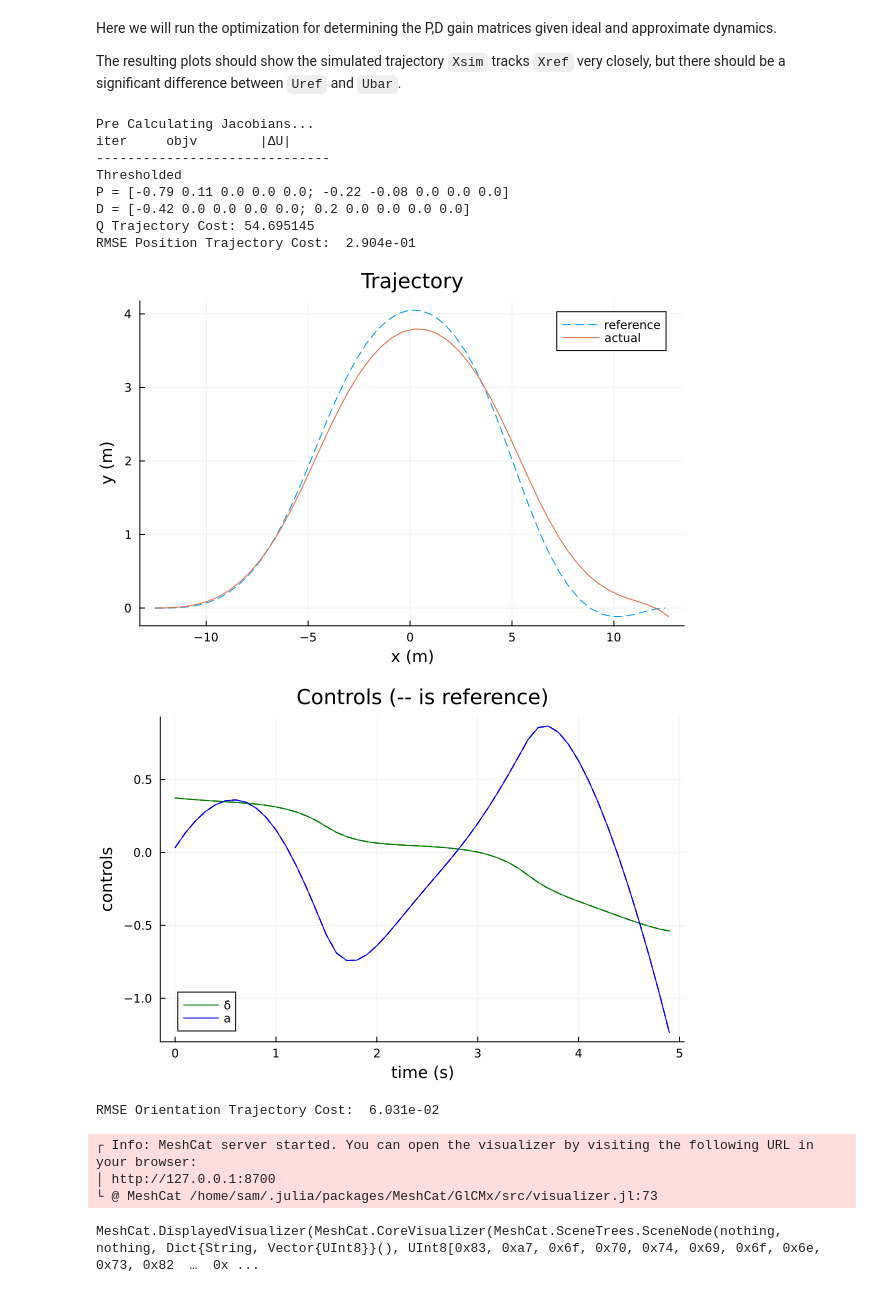
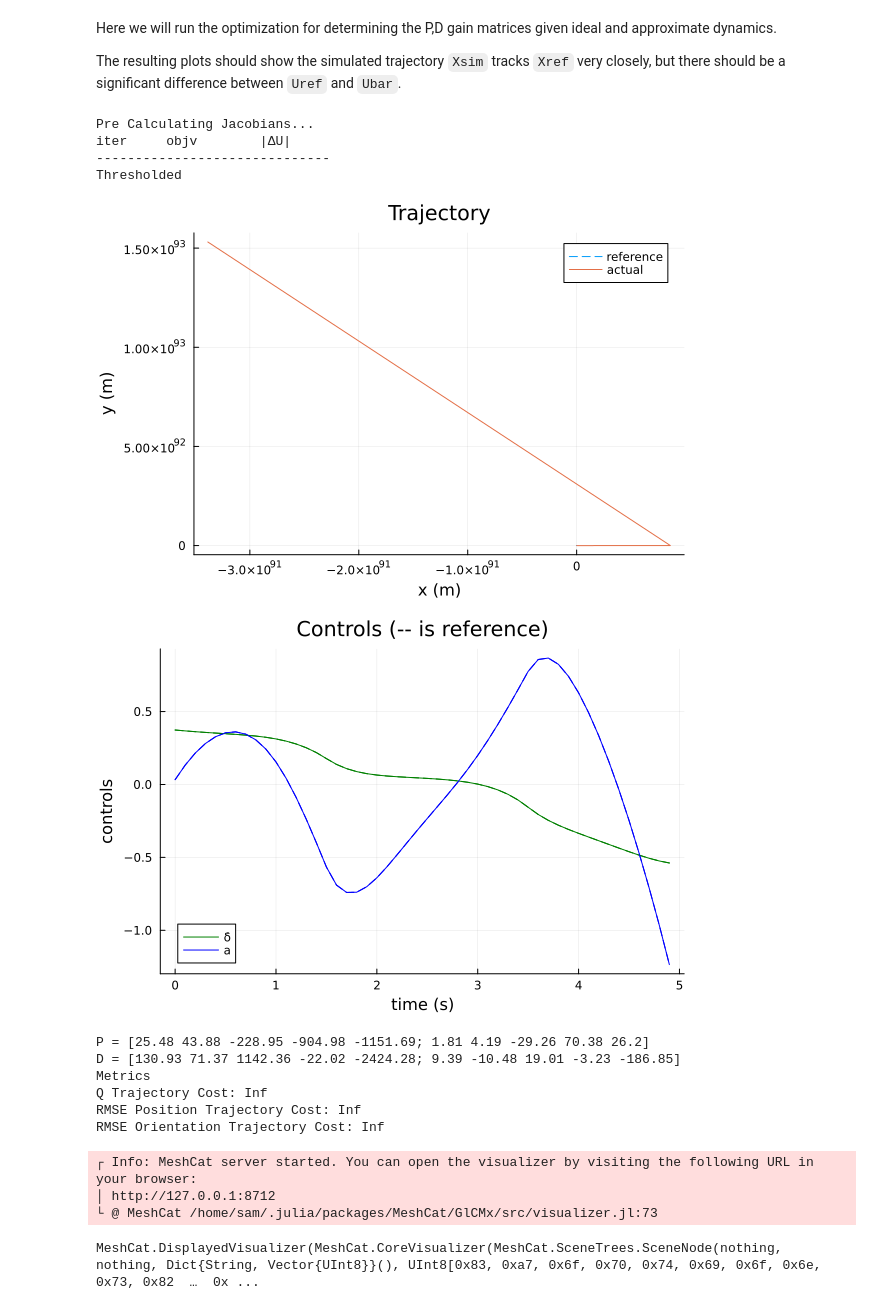
Before and after one commit to SaralTayal123/Optimal-PID-Controller, a Jupyter notebook: OptimizationProj.ipynb, the cells around one changed output. Saved outputs shown, nothing was run; the diff lists cells and outputs as text; code cells hidden in the pictures.

Commit message:
complete single traj results

```diff
--- a/OptimizationProj.ipynb
+++ b/OptimizationProj.ipynb
@@ -276,7 +276,7 @@ function optim_pd(Xsim::Vector{Vector{Float64}}, # simulated states
     # TODO: Try L2 Regularization?
     L_norm = 1
     norm_cost = lambda * (cvx.LinearAlgebra.norm(vec(P), L_norm) + cvx.LinearAlgebra.norm(vec(D), L_norm))
-    cost += norm_cost
+    # cost += norm_cost
 
     # Problem instance
     prob = cvx.minimize(cost)
@@ -415,54 +415,56 @@ The resulting plots should show the simulated trajectory `Xsim` tracks `Xref` ve
     # Use proper RMSE absolute trajectory error
     # Also include Q-trajectory cost (controls objective cost)
     # TODO: See section IV of https://rpg.ifi.uzh.ch/docs/IROS18_Zhang.pdf
-    metrics["Q_traj_cost"] = trajectory_cost(Xsim, Ubar, Xref, Uref, Q, R, Qf, "Q")
+    println("Metrics")
     metrics["RMSE_pos_traj_cost"] = trajectory_cost(Xsim, Ubar, Xref, Uref, Q, R, Qf, "pos_RMSE")
     metrics["RMSE_orient_traj_cost"] = trajectory_cost(Xsim, Ubar, Xref, Uref, Q, R, Qf, "orient_RMSE")
+    metrics["Q_traj_cost"] = trajectory_cost(Xsim, Ubar, Xref, Uref, Q, R, Qf, "Q")
 
     # Difference from final pose
 
     # Logging
     # @printf("Trajectory Cost: %10.3e\n", traj_cost)
-    @printf("Q Trajectory Cost: %lf\n", metrics["Q_traj_cost"])
-    @printf("RMSE Position Trajectory Cost: %10.3e\n", metrics["RMSE_pos_traj_cost"])
-    @printf("RMSE Orientation Trajectory Cost: %10.3e\n", metrics["RMSE_orient_traj_cost"])
+    @printf("Q Trajectory Cost: %.3lf\n", metrics["Q_traj_cost"])
+    @printf("RMSE Position Trajectory Cost: %.3lf\n", metrics["RMSE_pos_traj_cost"])
+    @printf("RMSE Orientation Trajectory Cost: %.3lf\n", metrics["RMSE_orient_traj_cost"])
 
     # --------Plotting/animation-------
     Xm = hcat(Xsim...)
     Um = hcat(Ubar...)
     Xrefm = hcat(Xref...)
     Urefm = hcat(Uref...)
     plot(Xrefm[1, :], Xrefm[2, :], ls=:dash, label="reference",
         xlabel="x (m)", ylabel="y (m)", title="Trajectory")
     display(plot!(Xm[1, :], Xm[2, :], label="actual"))
 
     plot(t_vec[1:end-1], Urefm', ls=:dash, lc=[:green :blue], label="",
         xlabel="time (s)", ylabel="controls", title="Controls (-- is reference)")
     display(plot!(t_vec[1:end-1], Um', label=["δ̇" "a"], lc=[:green :blue]))
 
     # Animation
     vis = Visualizer()
     X_vis = [[x[1], x[2], 0.1] for x in Xsim]
     vis_traj!(vis, :traj, X_vis; R=0.02)
     vis_model = TrajOptPlots.RobotZoo.BicycleModel()
     TrajOptPlots.set_mesh!(vis, vis_model)
     X = [x[SA[1, 2, 3, 4]] for x in Xsim]
     visualize!(vis, vis_model, tf, X)
     display(render(vis))
 end
 # %% [output]
 Pre Calculating Jacobians...
 iter     objv        |ΔU|
 ------------------------------
 Thresholded
-P = [-0.79 0.11 0.0 0.0 0.0; -0.22 -0.08 0.0 0.0 0.0]
-D = [-0.42 0.0 0.0 0.0 0.0; 0.2 0.0 0.0 0.0 0.0]
-Q Trajectory Cost: 54.695145
-RMSE Position Trajectory Cost:  2.904e-01
-[figure, old version]
+[figure, new version]
 [figure]
-RMSE Orientation Trajectory Cost:  6.031e-02
+P = [25.48 43.88 -228.95 -904.98 -1151.69; 1.81 4.19 -29.26 70.38 26.2]
+D = [130.93 71.37 1142.36 -22.02 -2424.28; 9.39 -10.48 19.01 -3.23 -186.85]
+Metrics
+Q Trajectory Cost: Inf
+RMSE Position Trajectory Cost: Inf
+RMSE Orientation Trajectory Cost: Inf
 ┌ Info: MeshCat server started. You can open the visualizer by visiting the following URL in your browser:
-│ http://127.0.0.1:8700
+│ http://127.0.0.1:8712
 └ @ MeshCat /home/sam/.julia/packages/MeshCat/GlCMx/src/visualizer.jl:73
 MeshCat.DisplayedVisualizer(MeshCat.CoreVisualizer(MeshCat.SceneTrees.SceneNode(nothing, nothing, Dict{String, Vector{UInt8}}(), UInt8[0x83, 0xa7, 0x6f, 0x70, 0x74, 0x69, 0x6f, 0x6e, 0x73, 0x82  …  0x ...
```
Also changed, not shown: parts of 2 cells of this notebook, 9 other files.
